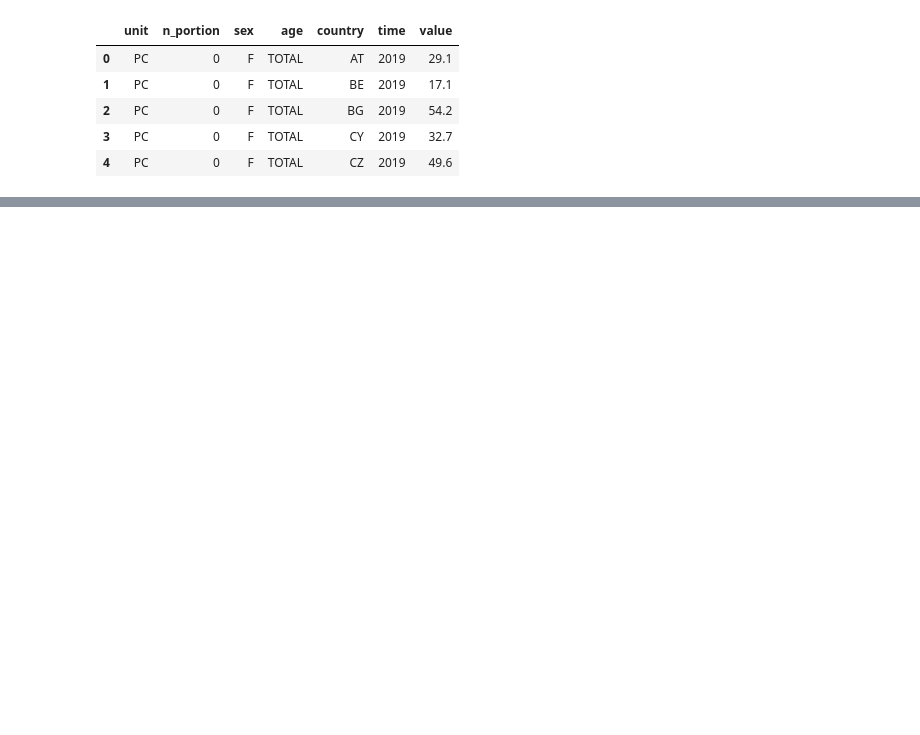
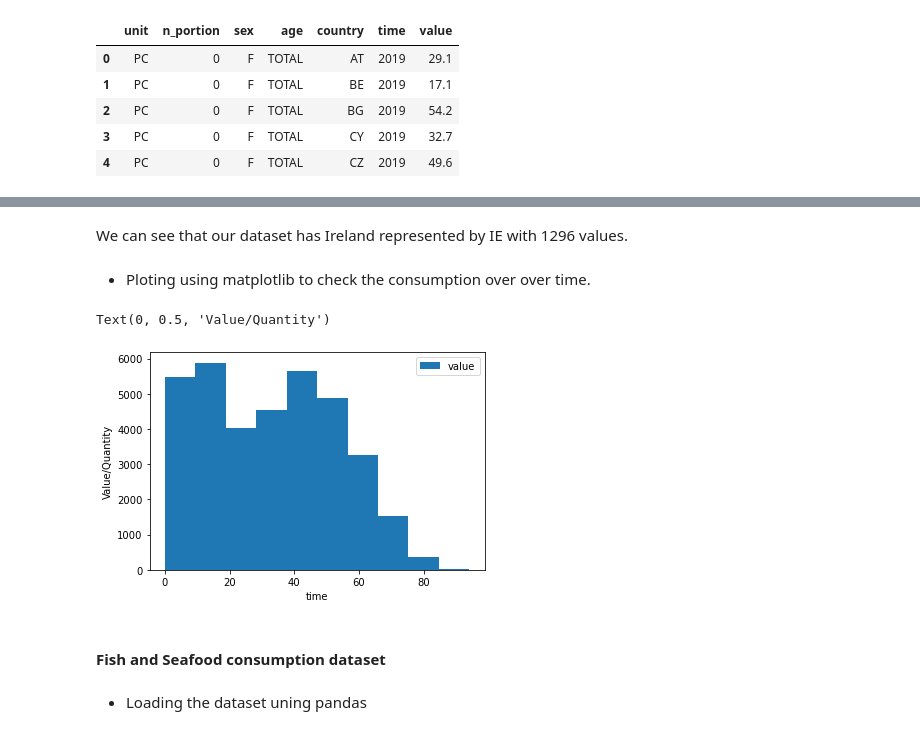
Before and after one commit to kellyc-j/MenuAssistance_project_y4, a Jupyter notebook: No. 2 Menu Assistance.ipynb, the cells around one changed output, grey strips where cells are left out. Drawn from its saved outputs; the diff is of its cells as text; code cells hidden in the pictures; blank space fills up the shorter version.

Commit message:
EDA - Exploring the datasets

```diff
--- a/No. 2 Menu Assistance.ipynb
+++ b/No. 2 Menu Assistance.ipynb
@@ -106,0 +135,16 @@ dataFruitVeg.head()
+# %% [markdown]
+We can see that our dataset has Ireland represented by IE with 1296 values.
+# %% [markdown]
+- Ploting using matplotlib to check the consumption over over time.
+# %%
+#dataFruitVeg.plot(kind = 'hist', x='time', figsize=(15,10))
+dataFruitVeg.plot(kind = 'hist', x='time')
+plt.xlabel("time")
+plt.ylabel("Value/Quantity")
+# %% [output]
+Text(0, 0.5, 'Value/Quantity')
+[figure, added]
+# %% [markdown]
+#### Fish and Seafood consumption dataset
+# %% [markdown]
+- Loading the dataset uning pandas
```
Also changed, not shown: parts of 99 cells of this notebook.
